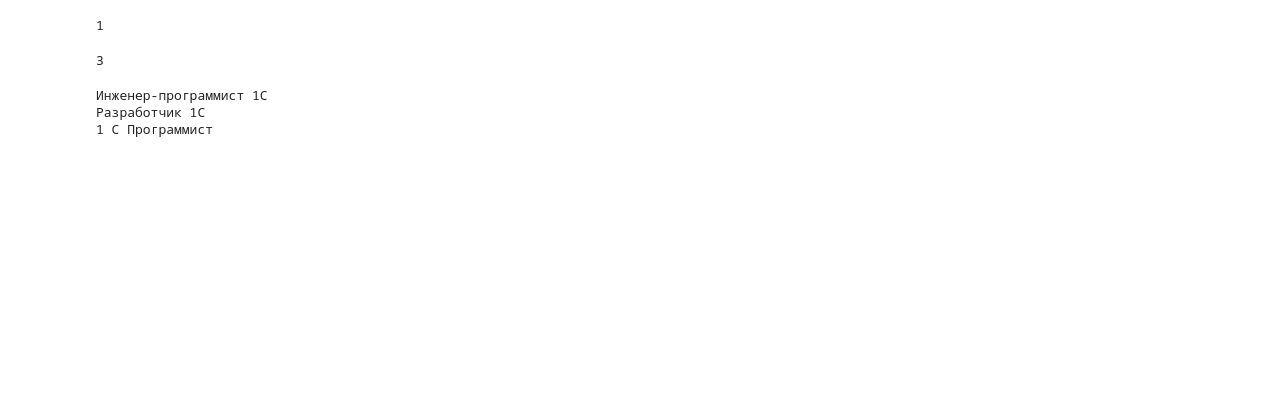
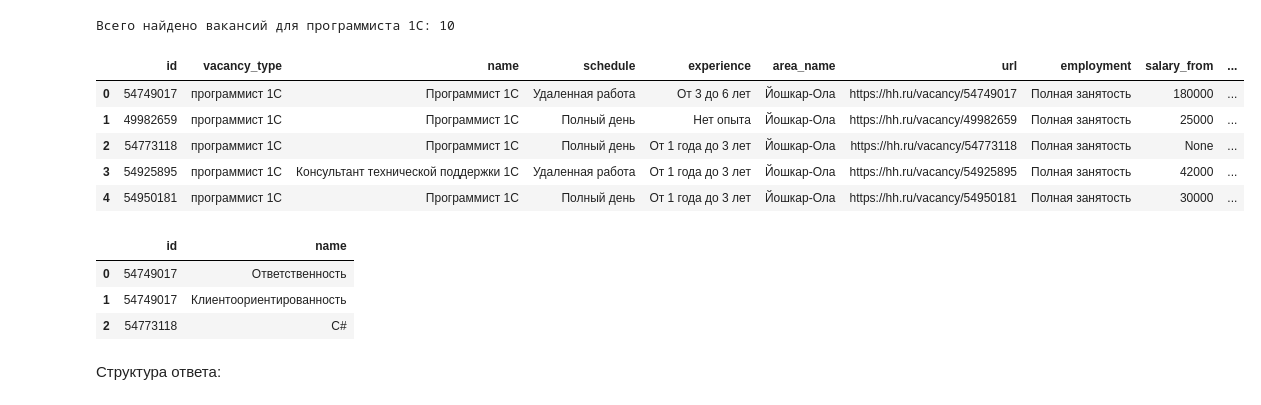
Before and after one commit to timurborisevich/Vacancy-analysis, a Jupyter notebook: Get data from HH.ipynb, the cells around one changed output. Drawn from its saved outputs; the diff is of its cells as text; code cells hidden in the pictures; blank space fills up the shorter version.

Commit message:
load vacancies files

```diff
--- a/Get data from HH.ipynb
+++ b/Get data from HH.ipynb
@@ -1,4 +1,9 @@
 # %%
 import requests
 from datetime import datetime
+import re
 import pandas as pd
+from sqlalchemy import engine as sql
+import json
+
+pd.set_option('display.max_columns', 100)
@@ -4,0 +28,26 @@ import pandas as pd
+# %%
+# Функция для получения id всех вакансий, удовлетворяющих условиям. На вход принимает в виде параметра
+# text - Переданное значение ищется в полях вакансии, указанных в параметре search_field.
+# areas - регионы для поиска
+
+def GetVacanciesId(text, areas):
+    vacanciesId = set()
+
+    for area in areas:
+        params = {
+        'text': text,
+        'area': area,
+        'page': 0, # Индекс страницы поиска на HH
+        'per_page': 100 # Кол-во вакансий на 1 странице
+        }
+
+        req = requests.get('https://api.hh.ru/vacancies', params).json()
+        if req['found'] == 0:
+            continue
+        else:
+            for p in range(req['pages']):
+                params['page'] = p
+                reqp = requests.get('https://api.hh.ru/vacancies', params).json()
+                for item in reqp['items']:
+                    vacanciesId.add(item['id'])
+    return vacanciesId
@@ -5 +138,29 @@ import pandas as pd
+# %%
+text = 'NAME:"1С" AND (программист OR архитектор OR проектировщик OR разработчик)'
+areas = GetAreas()
+areas = areas[0:10]
+vacancies_id = GetVacanciesId(text, areas)
+print('Всего найдено вакансий для программиста 1С: {}'.format(len(vacancies_id)))
+# %% [output]
+Всего найдено вакансий для программиста 1С: 10
+# %%
+df_vacancies_1C, df_key_skills = GetVacanciesData(vacancies_id, 'программист 1С')
+# %%
+df_vacancies_1C.head()
+# %% [output]
+|  | id | vacancy_type | name | schedule | experience | area_name | url | employment | salary_from | ... |
+| 0 | 54749017 | программист 1С | Программист 1С | Удаленная работа | От 3 до 6 лет | Йошкар-Ола | https://hh.ru/vacancy/54749017 | Полная занятость | 180000 | ... |
+| 1 | 49982659 | программист 1С | Программист 1С | Полный день | Нет опыта | Йошкар-Ола | https://hh.ru/vacancy/49982659 | Полная занятость | 25000 | ... |
+| 2 | 54773118 | программист 1С | Программист 1С | Полный день | От 1 года до 3 лет | Йошкар-Ола | https://hh.ru/vacancy/54773118 | Полная занятость | None | ... |
+| 3 | 54925895 | программист 1С | Консультант технической поддержки 1С | Удаленная работа | От 1 года до 3 лет | Йошкар-Ола | https://hh.ru/vacancy/54925895 | Полная занятость | 42000 | ... |
+| 4 | 54950181 | программист 1С | Программист 1С | Полный день | От 1 года до 3 лет | Йошкар-Ола | https://hh.ru/vacancy/54950181 | Полная занятость | 30000 | ... |
+# %%
+df_key_skills.head(3)
+# %% [output]
+|  | id | name |
+| 0 | 54749017 | Ответственность |
+| 1 | 54749017 | Клиентоориентированность |
+| 2 | 54773118 | С# |
+# %% [markdown]
+Структура ответа:
 # %%
@@ -13,15 +175,0 @@ r = requests.get('https://api.hh.ru/vacancies', params).json()
-# %%
-r['pages']
-# %% [output]
-1
-# %%
-len(r['items'])
-# %% [output]
-3
-# %%
-for i in range(len(r['items'])):
-    print(r['items'][i]['name'])
-# %% [output]
-Инженер-программист 1С
-Разработчик 1С
-1 С Программист
```
Also changed, not shown: parts of 10 cells of this notebook, 9 other files.
